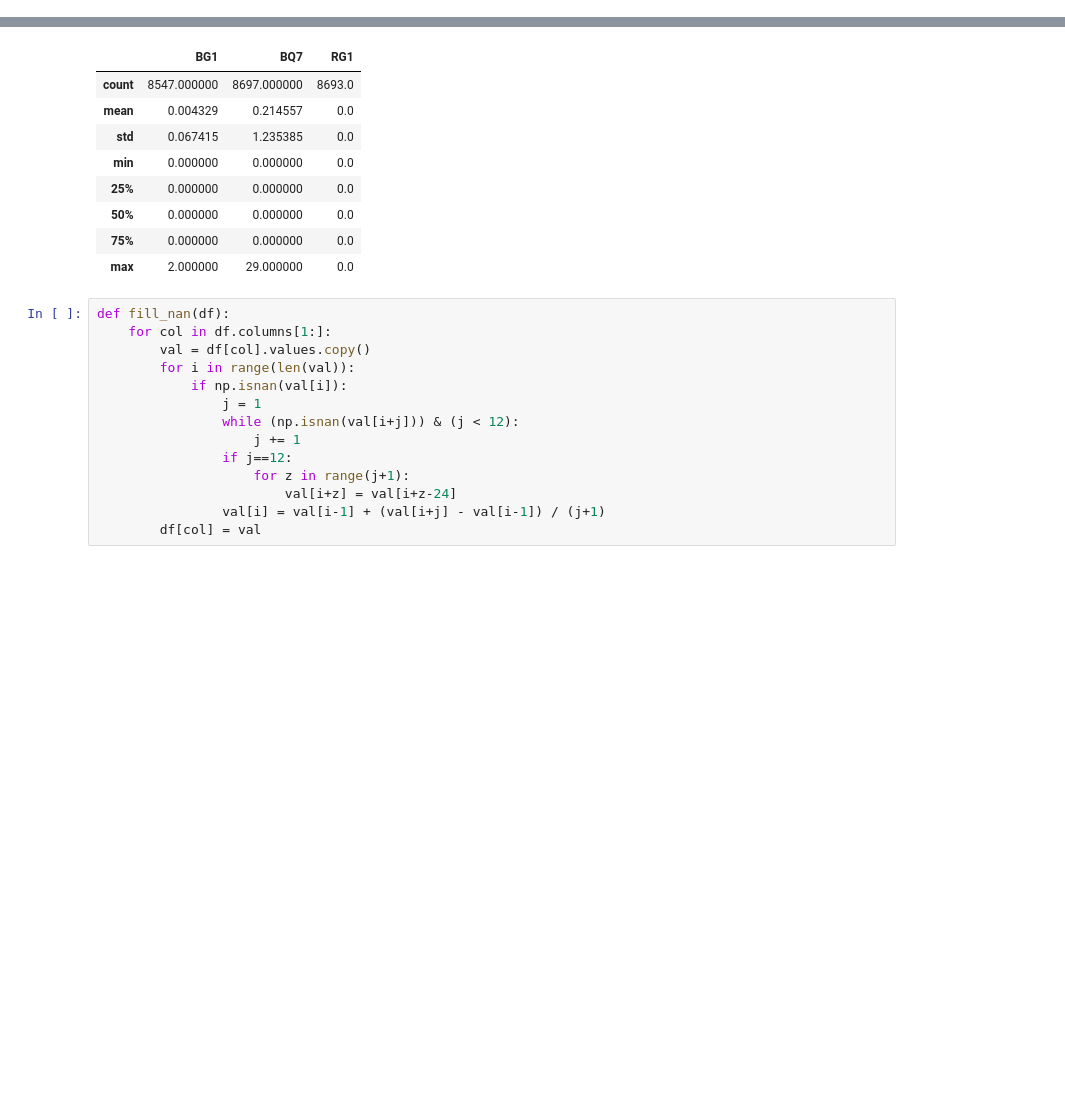
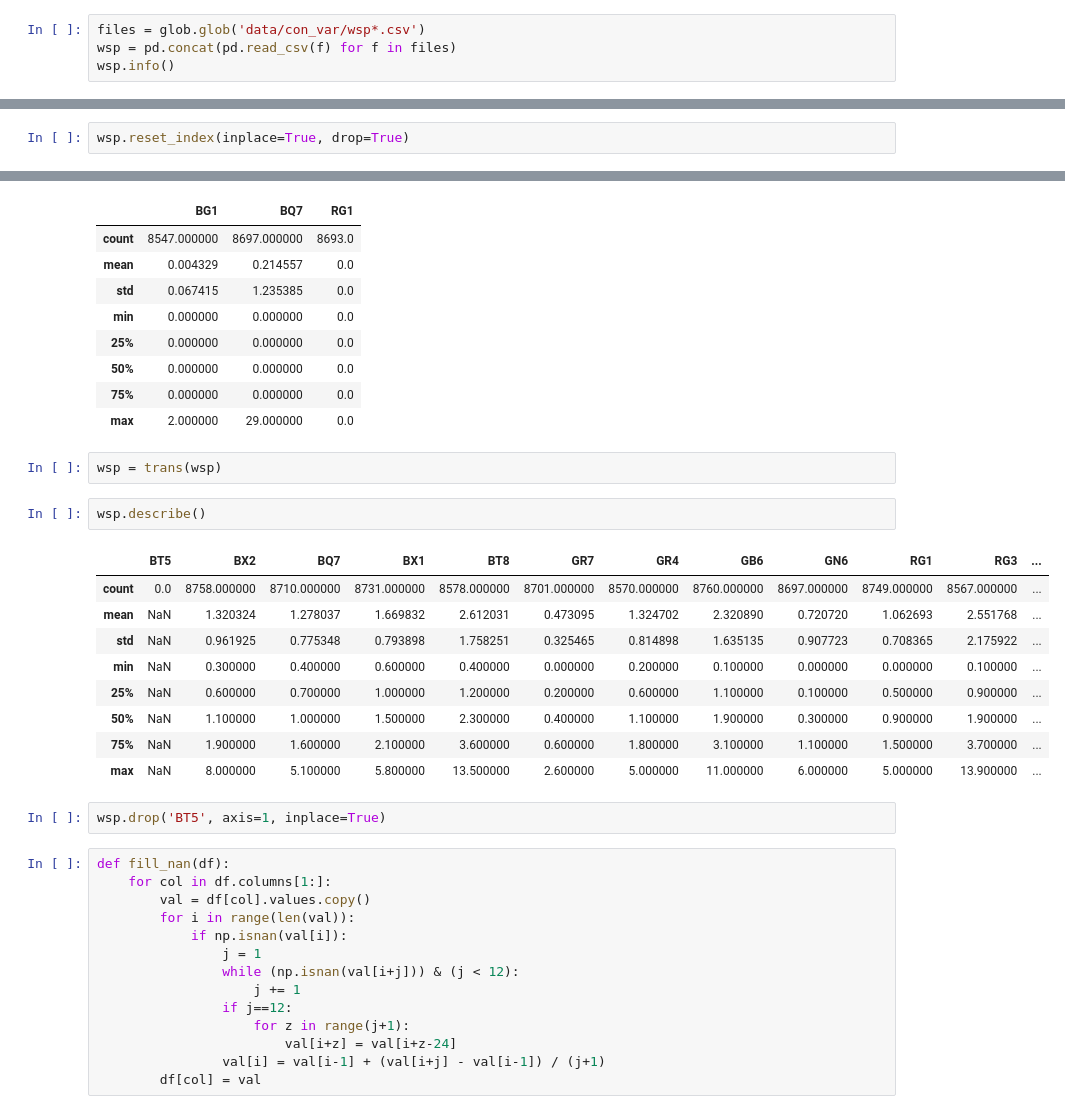
Before and after one commit to yulun-cd/IGS, a Jupyter notebook: cond.ipynb, the cells around one changed output, grey strips where cells are left out. Cells and saved outputs as stored; diff of their text form; blank space fills up the shorter version.

```diff
--- a/cond.ipynb
+++ b/cond.ipynb
@@ -8,3 +9,7 @@ import numpy as np
 BP = pd.read_csv('data/con_var/BP.csv')
 Tmp = pd.read_csv('data/con_var/TEM.csv')
 Prec = pd.read_csv('data/con_var/PRE.csv')
+# %%
+files = glob.glob('data/con_var/wsp*.csv')
+wsp = pd.concat(pd.read_csv(f) for f in files)
+wsp.info()
@@ -10,0 +30,2 @@ Prec = pd.read_csv('data/con_var/PRE.csv')
+# %%
+wsp.reset_index(inplace=True, drop=True)
@@ -145,6 +182,22 @@ Prec.describe()
 | 50% | 0.000000 | 0.000000 | 0.0 |
 | 75% | 0.000000 | 0.000000 | 0.0 |
 | max | 2.000000 | 29.000000 | 0.0 |
+# %%
+wsp = trans(wsp)
+# %%
+wsp.describe()
+# %% [output]
+|  | BT5 | BX2 | BQ7 | BX1 | BT8 | GR7 | GR4 | GB6 | GN6 | RG1 | RG3 | ... |
+| count | 0.0 | 8758.000000 | 8710.000000 | 8731.000000 | 8578.000000 | 8701.000000 | 8570.000000 | 8760.000000 | 8697.000000 | 8749.000000 | 8567.000000 | ... |
+| mean | NaN | 1.320324 | 1.278037 | 1.669832 | 2.612031 | 0.473095 | 1.324702 | 2.320890 | 0.720720 | 1.062693 | 2.551768 | ... |
+| std | NaN | 0.961925 | 0.775348 | 0.793898 | 1.758251 | 0.325465 | 0.814898 | 1.635135 | 0.907723 | 0.708365 | 2.175922 | ... |
+| min | NaN | 0.300000 | 0.400000 | 0.600000 | 0.400000 | 0.000000 | 0.200000 | 0.100000 | 0.000000 | 0.000000 | 0.100000 | ... |
+| 25% | NaN | 0.600000 | 0.700000 | 1.000000 | 1.200000 | 0.200000 | 0.600000 | 1.100000 | 0.100000 | 0.500000 | 0.900000 | ... |
+| 50% | NaN | 1.100000 | 1.000000 | 1.500000 | 2.300000 | 0.400000 | 1.100000 | 1.900000 | 0.300000 | 0.900000 | 1.900000 | ... |
+| 75% | NaN | 1.900000 | 1.600000 | 2.100000 | 3.600000 | 0.600000 | 1.800000 | 3.100000 | 1.100000 | 1.500000 | 3.700000 | ... |
+| max | NaN | 8.000000 | 5.100000 | 5.800000 | 13.500000 | 2.600000 | 5.000000 | 11.000000 | 6.000000 | 5.000000 | 13.900000 | ... |
+# %%
+wsp.drop('BT5', axis=1, inplace=True)
 # %%
 def fill_nan(df):
     for col in df.columns[1:]:
```
Also changed, not shown: parts of 8 cells of this notebook, 4 other files.
